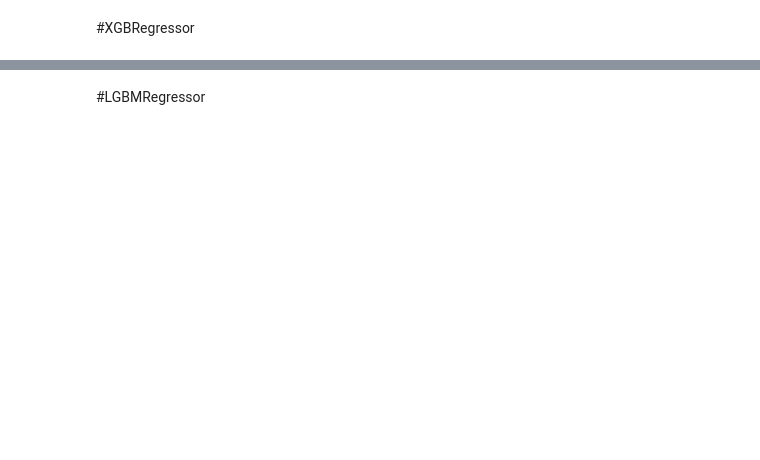
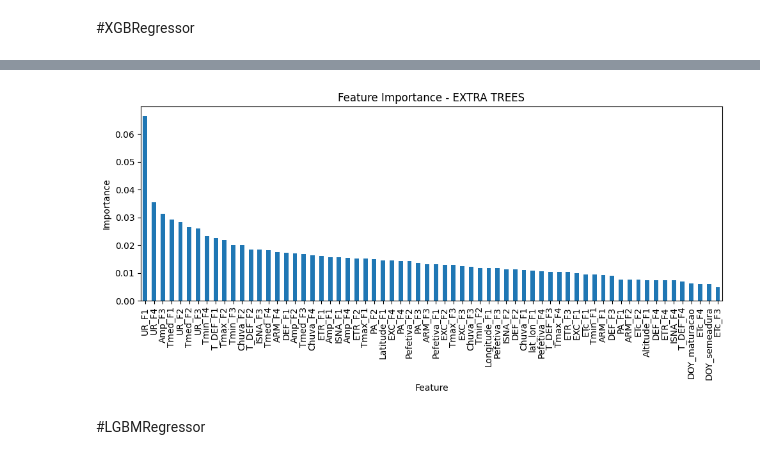
Before and after one commit to fcoliveira-utfpr/aquacrop_ml, a Jupyter notebook: treinamento_ML.ipynb, the cells around one changed output, grey strips where cells are left out. Cells and saved outputs as stored; diff of their text form; code cells hidden in the pictures; blank space fills up the shorter version.

```diff
--- a/treinamento_ML.ipynb
+++ b/treinamento_ML.ipynb
@@ -460,17 +720,18 @@ from sklearn.model_selection import train_test_split, cross_val_score, TimeSerie
 from sklearn.ensemble import ExtraTreesRegressor
 from sklearn.metrics import mean_absolute_error, mean_squared_error, r2_score
 
+# ==========================================================
+# ORGANIZAR DATAFRAME
+# ==========================================================
+
+# FEATURES
+X = df_wide[todas.index]
+
+# TARGET
+y = df_wide['Yield_obs']
 
 # ==========================================================
-# GARANTIR ORDEM TEMPORAL
-# ==========================================================
-
-X = X.sort_index()
-y = y.loc[X.index]
-
-
-# ==========================================================
-# TRAIN / TEST SPLIT
+# TRAIN / TEST SPLIT TEMPORAL
 # ==========================================================
 
 X_train, X_test, y_train, y_test = train_test_split(
@@ -479,18 +740,14 @@ X_train, X_test, y_train, y_test = train_test_split(
     test_size=0.2,
     shuffle=False
 )
-# Extrair Yield_obs do X_train e X_test
-yield_obs_train = X_train['Yield_obs']
-yield_obs_test = X_test['Yield_obs'].values
-X_train = X_train.drop('Yield_obs', axis=1)
-X_test = X_test.drop('Yield_obs', axis=1)
 
 # ==========================================================
-# VALIDAÇÃO TEMPORAL
+# VALIDAÇÃO CRUZADA
 # ==========================================================
 
-tscv = TimeSeriesSplit(n_splits=5)
+from sklearn.model_selection import TimeSeriesSplit
 
+cv = TimeSeriesSplit(n_splits=5)
 
 # ==========================================================
 # FUNÇÃO OBJETIVO
@@ -529,21 +786,19 @@ def objective(trial):
         model,
         X_train,
         y_train,
-        cv=tscv,
+        cv=cv,
         scoring="neg_mean_absolute_error",
         n_jobs=-1
     )
-
-    return scores.mean()
-
+    return -scores.mean()
 
 # ==========================================================
-# CRIAR ESTUDO
+# CRIAR ESTUDO OPTUNA
 # ==========================================================
 
-study = optuna.create_study(direction="maximize")
+study = optuna.create_study(direction="minimize")
 
-print("\n🔎 Iniciando otimização com Optuna (ExtraTrees)...\n")
+print("\n🔎 Iniciando otimização com Optuna...\n")
 
 study.optimize(
     objective,
@@ -551,17 +806,15 @@ study.optimize(
     show_progress_bar=True
 )
 
-
 # ==========================================================
-# MELHORES PARÂMETROS
+# MELHORES HIPERPARÂMETROS
 # ==========================================================
 
 print("\n🏆 Melhores hiperparâmetros encontrados:")
 print(study.best_params)
 
-
 # ==========================================================
-# MODELO FINAL
+# TREINAR MODELO FINAL
 # ==========================================================
 
 best_model = ExtraTreesRegressor(
@@ -572,13 +825,11 @@ best_model = ExtraTreesRegressor(
 
 best_model.fit(X_train, y_train)
 
-
 # ==========================================================
 # PREVISÃO
 # ==========================================================
 
 y_pred = best_model.predict(X_test)
-
 
 # ==========================================================
 # MÉTRICAS
@@ -589,8 +840,7 @@ mse = mean_squared_error(y_test, y_pred)
 rmse = np.sqrt(mse)
 r2 = r2_score(y_test, y_pred)
 
-mape = np.mean(np.abs((y_test - y_pred) / y_test)) * 100
-
+mape = np.mean(np.abs((y_test - y_pred) / (y_test + 1e-6))) * 100
 
 print("\n" + "="*60)
 print("RESULTADOS NO CONJUNTO DE TESTE")
@@ -600,4 +850,38 @@ print(f"R²   : {r2:.4f}")
 print(f"MAE  : {mae:.4f}")
 print(f"RMSE : {rmse:.4f}")
 print(f"MAPE : {mape:.2f}%")
+
+# ==========================================================
+# IMPORTÂNCIA DAS VARIÁVEIS
+# ==========================================================
+
+importance = pd.DataFrame({
+    'Feature': X.columns,
+    'Importance': best_model.feature_importances_
+}).sort_values('Importance', ascending=False)
+
+print("\n" + "="*60)
+print("IMPORTÂNCIA DAS FEATURES")
+print("="*60)
+
+print(importance)
+
+# ==========================================================
+# GRÁFICO DE IMPORTÂNCIA
+# ==========================================================
+
+import matplotlib.pyplot as plt
+
+importance.plot(
+    x='Feature',
+    y='Importance',
+    kind='bar',
+    figsize=(10,5),
+    legend=False
+)
+
+plt.title('Feature Importance - EXTRA TREES')
+plt.ylabel('Importance')
+plt.tight_layout()
+plt.show()
 # %% [output]
@@ -626,3 +907,4 @@ MAPE : 11.03%
+[figure, added]
 # %% [markdown]
 #LGBMRegressor
 # %%
```
Also changed, not shown: parts of 16 cells of this notebook.
